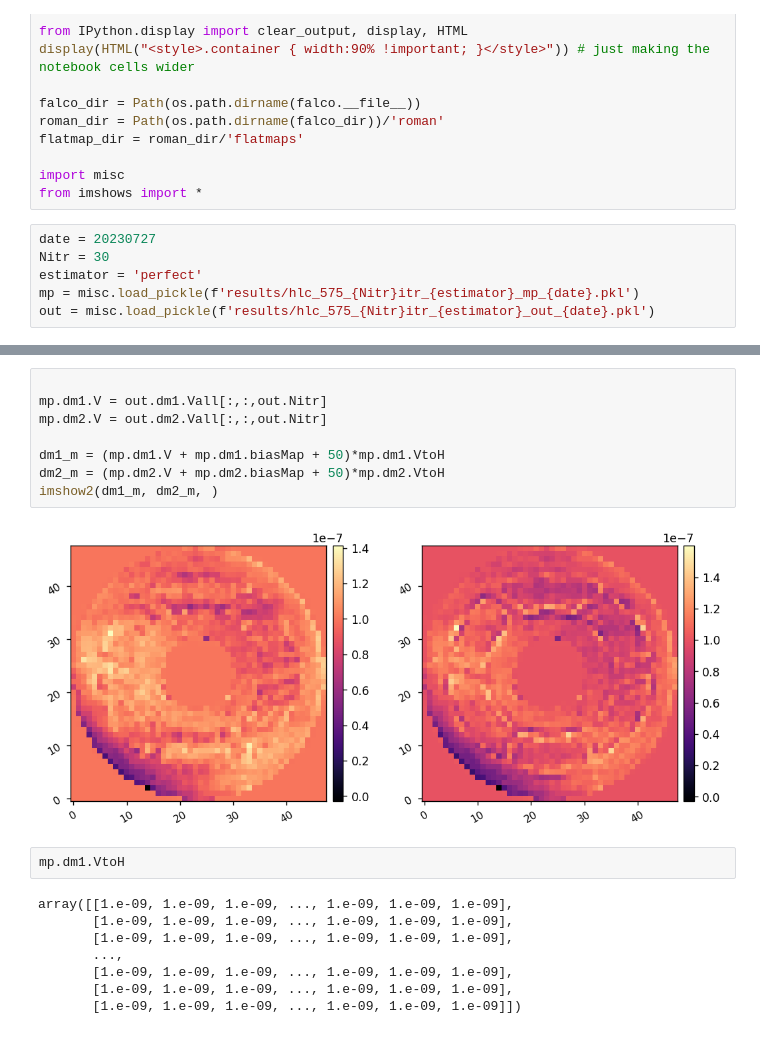
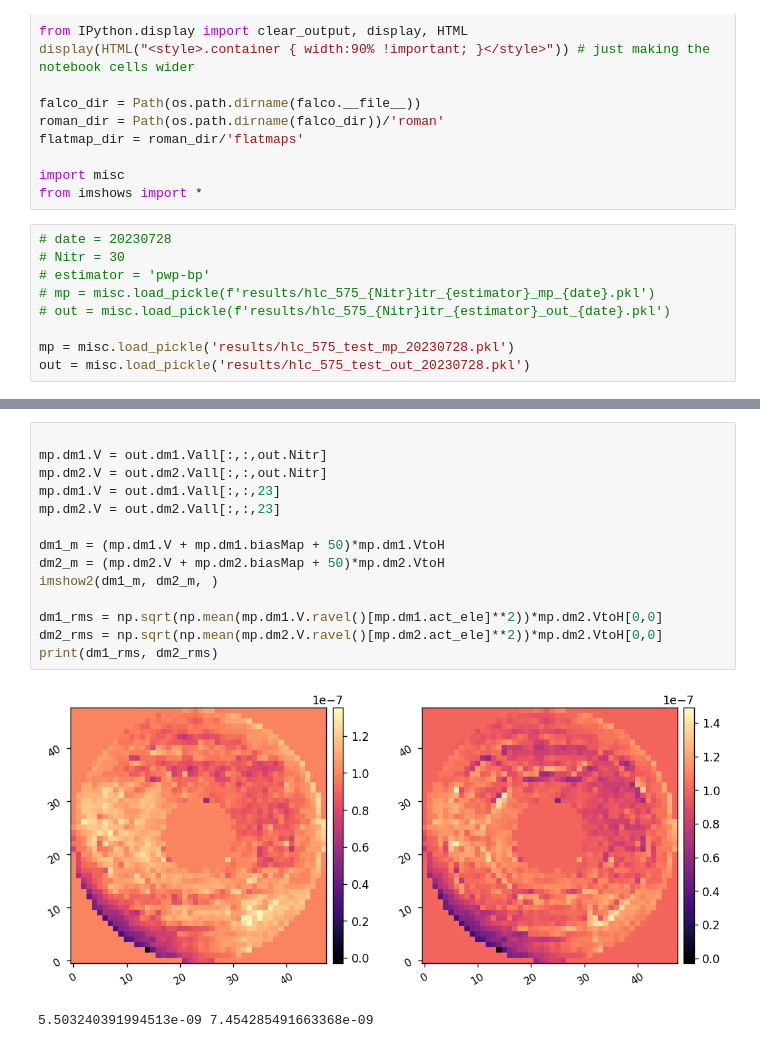
Before and after one commit to kian1377/falco-sims, a Jupyter notebook: falco_hlc_575_evaluation.ipynb, the cells around one changed output, grey strips where cells are left out. Drawn from its saved outputs; the diff is of its cells as text.

```diff
--- a/falco_hlc_575_evaluation.ipynb
+++ b/falco_hlc_575_evaluation.ipynb
@@ -28,9 +28,12 @@ flatmap_dir = roman_dir/'flatmaps'
 import misc
 from imshows import *
 # %%
-date = 20230727
-Nitr = 30
-estimator = 'perfect'
-mp = misc.load_pickle(f'results/hlc_575_{Nitr}itr_{estimator}_mp_{date}.pkl')
-out = misc.load_pickle(f'results/hlc_575_{Nitr}itr_{estimator}_out_{date}.pkl')
+# date = 20230728
+# Nitr = 30
+# estimator = 'pwp-bp'
+# mp = misc.load_pickle(f'results/hlc_575_{Nitr}itr_{estimator}_mp_{date}.pkl')
+# out = misc.load_pickle(f'results/hlc_575_{Nitr}itr_{estimator}_out_{date}.pkl')
+
+mp = misc.load_pickle('results/hlc_575_test_mp_20230728.pkl')
+out = misc.load_pickle('results/hlc_575_test_out_20230728.pkl')
 # %%
@@ -40,20 +59,17 @@ out.Nitr
 # %%
 
 mp.dm1.V = out.dm1.Vall[:,:,out.Nitr]
 mp.dm2.V = out.dm2.Vall[:,:,out.Nitr]
+mp.dm1.V = out.dm1.Vall[:,:,23]
+mp.dm2.V = out.dm2.Vall[:,:,23]
 
 dm1_m = (mp.dm1.V + mp.dm1.biasMap + 50)*mp.dm1.VtoH
 dm2_m = (mp.dm2.V + mp.dm2.biasMap + 50)*mp.dm2.VtoH
 imshow2(dm1_m, dm2_m, )
+
+dm1_rms = np.sqrt(np.mean(mp.dm1.V.ravel()[mp.dm1.act_ele]**2))*mp.dm2.VtoH[0,0]
+dm2_rms = np.sqrt(np.mean(mp.dm2.V.ravel()[mp.dm2.act_ele]**2))*mp.dm2.VtoH[0,0]
+print(dm1_rms, dm2_rms)
 # %% [output]
-[figure, old version]
+[figure, new version]
+5.503240391994513e-09 7.454285491663368e-09
-# %%
-mp.dm1.VtoH
-# %% [output]
-array([[1.e-09, 1.e-09, 1.e-09, ..., 1.e-09, 1.e-09, 1.e-09],
-       [1.e-09, 1.e-09, 1.e-09, ..., 1.e-09, 1.e-09, 1.e-09],
-       [1.e-09, 1.e-09, 1.e-09, ..., 1.e-09, 1.e-09, 1.e-09],
-       ...,
-       [1.e-09, 1.e-09, 1.e-09, ..., 1.e-09, 1.e-09, 1.e-09],
-       [1.e-09, 1.e-09, 1.e-09, ..., 1.e-09, 1.e-09, 1.e-09],
-       [1.e-09, 1.e-09, 1.e-09, ..., 1.e-09, 1.e-09, 1.e-09]])
```
Also changed, not shown: parts of 5 cells of this notebook, 2 other files.
